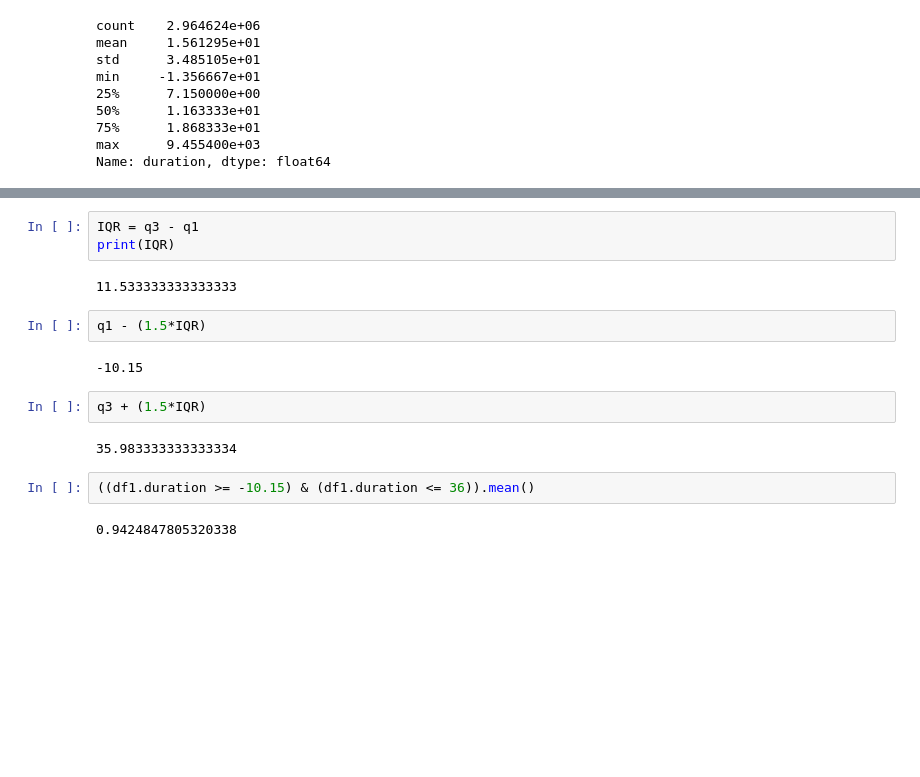
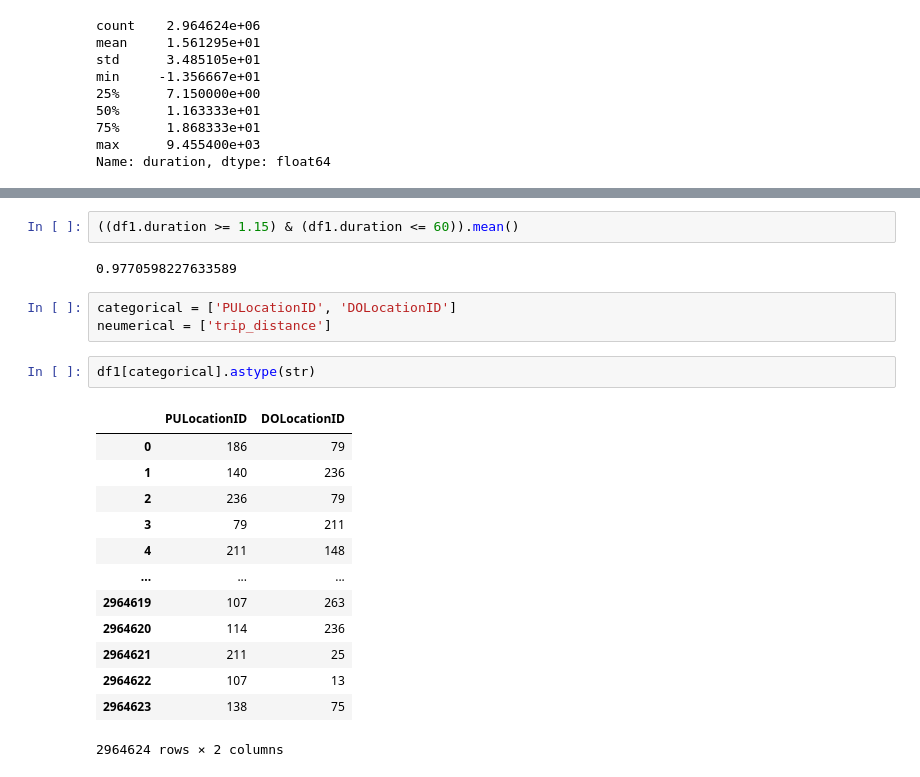
Before and after one commit to Gautam3767/mlops-zoomcamp, a Jupyter notebook: 01-intro/homework.ipynb, the cells around one changed output, grey strips where cells are left out. Saved outputs shown, nothing was run; the diff lists cells and outputs as text; blank space fills up the shorter version.

```diff
--- a/01-intro/homework.ipynb
+++ b/01-intro/homework.ipynb
@@ -122,17 +115,23 @@ print(q3)
-# %%
-IQR = q3 - q1
-print(IQR)
-# %% [output]
-11.533333333333333
-# %%
-q1 - (1.5*IQR)
-# %% [output]
--10.15
-# %%
-q3 + (1.5*IQR)
-# %% [output]
-35.983333333333334
 # %%
-((df1.duration >= -10.15) & (df1.duration <= 36)).mean()
+((df1.duration >= 1.15) & (df1.duration <= 60)).mean()
 # %% [output]
-0.9424847805320338
+0.9770598227633589
+# %%
+categorical = ['PULocationID', 'DOLocationID']
+neumerical = ['trip_distance']
+# %%
+df1[categorical].astype(str)
+# %% [output]
+|  | PULocationID | DOLocationID |
+| 0 | 186 | 79 |
+| 1 | 140 | 236 |
+| 2 | 236 | 79 |
+| 3 | 79 | 211 |
+| 4 | 211 | 148 |
+| ... | ... | ... |
+| 2964619 | 107 | 263 |
+| 2964620 | 114 | 236 |
+| 2964621 | 211 | 25 |
+| 2964622 | 107 | 13 |
+| 2964623 | 138 | 75 |
+2964624 rows × 2 columns
```
Also changed, not shown: parts of 15 cells of this notebook.
